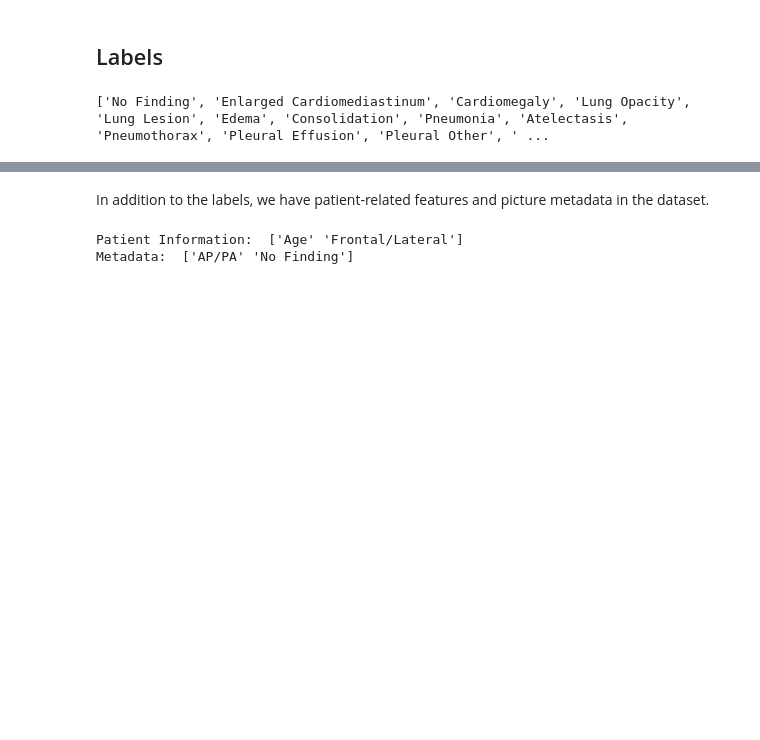
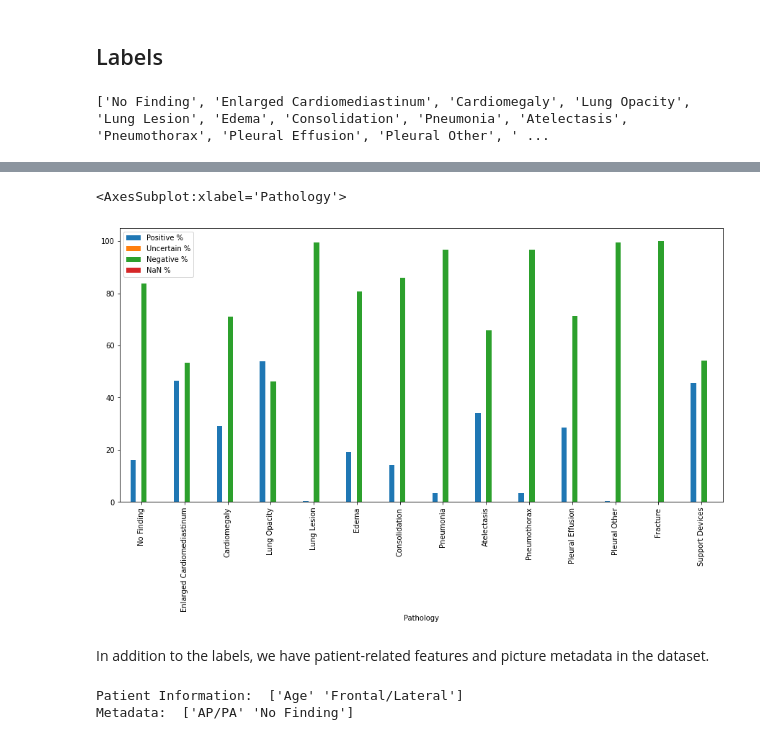
Before and after one commit to TobiasSchmidtDE/DeepL-MedicalImaging, a Jupyter notebook: src/datasets/chexpert_exploration.ipynb, the cells around one changed output, grey strips where cells are left out. Drawn from its saved outputs; the diff is of its cells as text; code cells hidden in the pictures; blank space fills up the shorter version.

```diff
--- a/src/datasets/chexpert_exploration.ipynb
+++ b/src/datasets/chexpert_exploration.ipynb
@@ -152,3 +216,8 @@ df.fillna(0)[['Positive %', 'Uncertain %', 'Negative %', 'NaN %']].copy().plot(k
+# %%
+get_label_distribution(test_labels)[['Positive %', 'Uncertain %', 'Negative %', 'NaN %']].copy().plot(kind='bar', figsize=(15,7))
+# %% [output]
+<AxesSubplot:xlabel='Pathology'>
+[figure, added]
 # %% [markdown]
 In addition to the labels, we have patient-related features and picture metadata in the dataset.
 # %%
```
Also changed, not shown: parts of 13 cells of this notebook, 7 other files.
